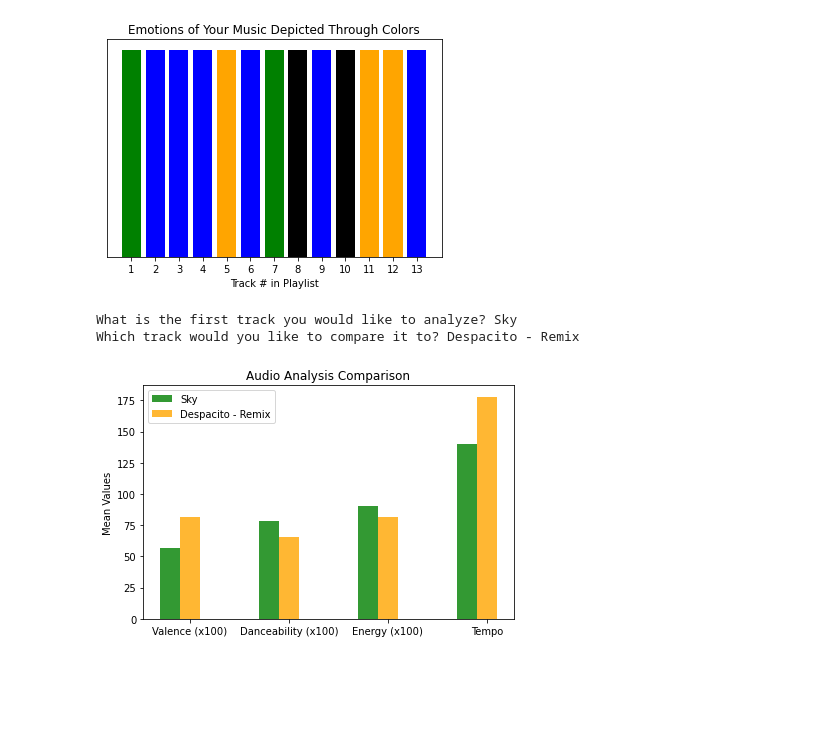
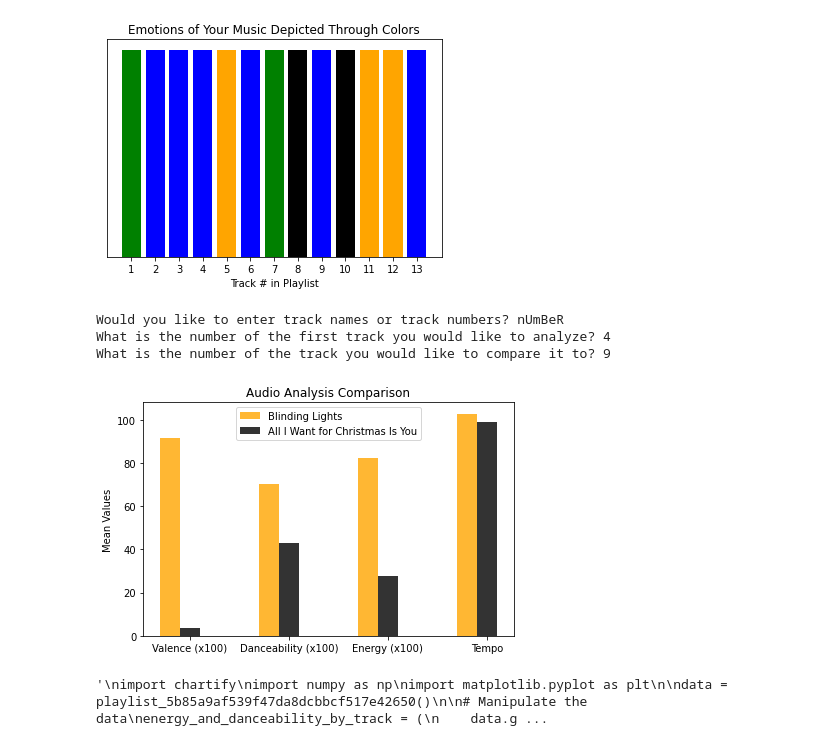
Before and after one commit to CS196Illinois/Group54-FA21, a Jupyter notebook: Testing.ipynb, the cells around one changed output. Drawn from its saved outputs; the diff is of its cells as text; code cells hidden in the pictures; blank space fills up the shorter version.

```diff
--- a/Testing.ipynb
+++ b/Testing.ipynb
@@ -209,9 +244,65 @@ def audioAnalysisGrapher(name1, name2):
 # %%
-name1 = str(input('What is the first track you would like to analyze? '))
-name2 = str(input('Which track would you like to compare it to? '))
-
-audioAnalysisGrapher(name1, name2)
+input1 = ""
+input2 = ""
+decision = str(input("Would you like to enter track names or track numbers? "))
+decision = decision.lower()
+tester = False
+while tester == False:
+    if "name" in decision:
+        decision = "name"
+        tester = True
+    elif "num" in decision:
+        decision = "number"
+        tester = True
+    else:
+        print("")
+        decision = str(input("We could not recognize your input. Please retry. Would you like to enter track names or track numbers? "))
+while input1 == input2:
+    input1 = str(input('What is the ' + decision + ' of the first track you would like to analyze? '))
+    input2 = str(input('What is the ' + decision + ' of the track you would like to compare it to? '))
+    if (input1 == input2):
+        print("")
+        print("Please enter two different song names")
+audioAnalysisGrapher(input1, input2, decision)
 # %% [output]
-What is the first track you would like to analyze? Sky
-Which track would you like to compare it to? Despacito - Remix
+Would you like to enter track names or track numbers? nUmBeR
+What is the number of the first track you would like to analyze? 4
+What is the number of the track you would like to compare it to? 9
-[figure, old version]
+[figure, new version]
+# %%
+'''
+import chartify
+import numpy as np
+import matplotlib.pyplot as plt
+
+data = playlist_5b85a9af539f47da8dcbbcf517e42650()
+
+# Manipulate the data
+energy_and_danceability_by_track = (
+    data.groupby('track')[['energy', 'danceability']].sum()
+    .reset_index())
+print(energy_and_danceability_by_track.head())
+
+# Plot the data
+ch = chartify.Chart(blank_labels=True)
+ch.plot.scatter(
+    data_frame=energy_and_danceability_by_track,
+    x_column='energy',
+    y_column='danceability',
+    color_column='track')
+ch.style.color_palette.reset_palette_order()
+ch.plot.text(
+    data_frame=price_and_quantity_by_country,
+    x_column='energy',
+    y_column='danceability',
+    text_column='track',
+    color_column='track',
+    x_offset=1,
+    y_offset=-1,
+    font_size='10pt')
+ch.set_title("Energy and Danceability Correlation")
+ch.set_subtitle("Labels for specific observations.")
+ch.show('png')
+'''
+# %% [output]
+'\nimport chartify\nimport numpy as np\nimport matplotlib.pyplot as plt\n\ndata = playlist_5b85a9af539f47da8dcbbcf517e42650()\n\n# Manipulate the data\nenergy_and_danceability_by_track = (\n    data.g ...
```
Also changed, not shown: parts of 1 cell of this notebook.
